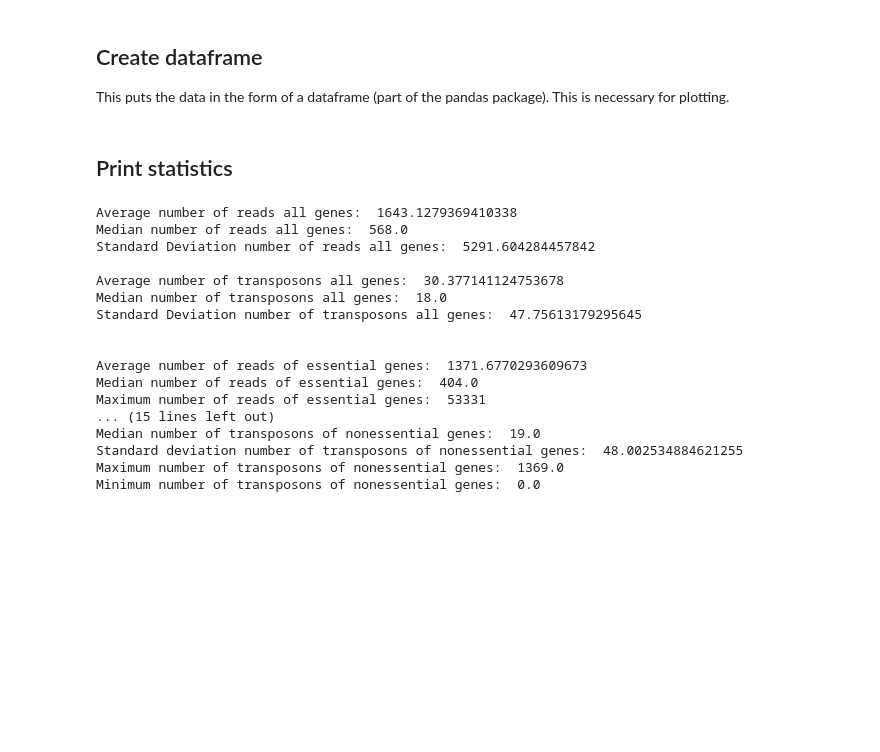
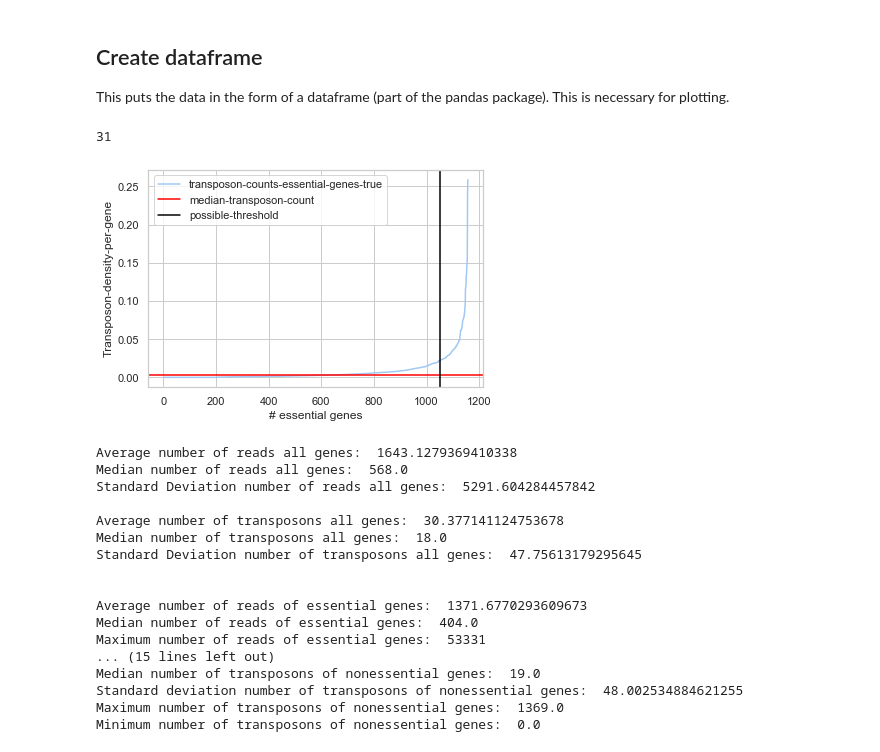
Before and after one commit to SATAY-LL/LaanLab-SATAY-DataAnalysis, a Jupyter notebook: statistics_pergene.ipynb, the cells around one changed output. Cells and saved outputs as stored; diff of their text form; code cells hidden in the pictures; blank space fills up the shorter version.

```diff
--- a/statistics_pergene.ipynb
+++ b/statistics_pergene.ipynb
@@ -177,5 +177,19 @@ else:
             'Essential_gene': gene_essential_boolean_list
             }
     df = pd.DataFrame(genes,columns=['Gene_name','Transposon_density_per_gene','Read_density_per_gene', 'Essential_gene'])
-# %% [markdown]
-## Print statistics
+# %%
+a=np.sort(df[df['Essential_gene']=='True']['Transposon_density_per_gene'])
+b=df[df['Essential_gene']=='True']['Transposon_density_per_gene']
+len(b[b>0.05])
+# %% [output]
+31
+# %%
+plt.plot(a,label='transposon-counts-essential-genes-true'),
+plt.axhline(df[df['Essential_gene']=='True']['Transposon_density_per_gene'].median(),color='red',label='median-transposon-count')
+plt.axvline(1050,color='black',label='possible-threshold')
+plt.ylabel('Transposon-density-per-gene')
+plt.xlabel('# essential genes')
+plt.legend()
+plt.savefig('possible-thereshold-essentiality-transposon-counts.png',format='png',dpi=300,transparent=True)
+# %% [output]
+[figure, added]
```
Also changed, not shown: parts of 3 cells of this notebook, 1 other file.
